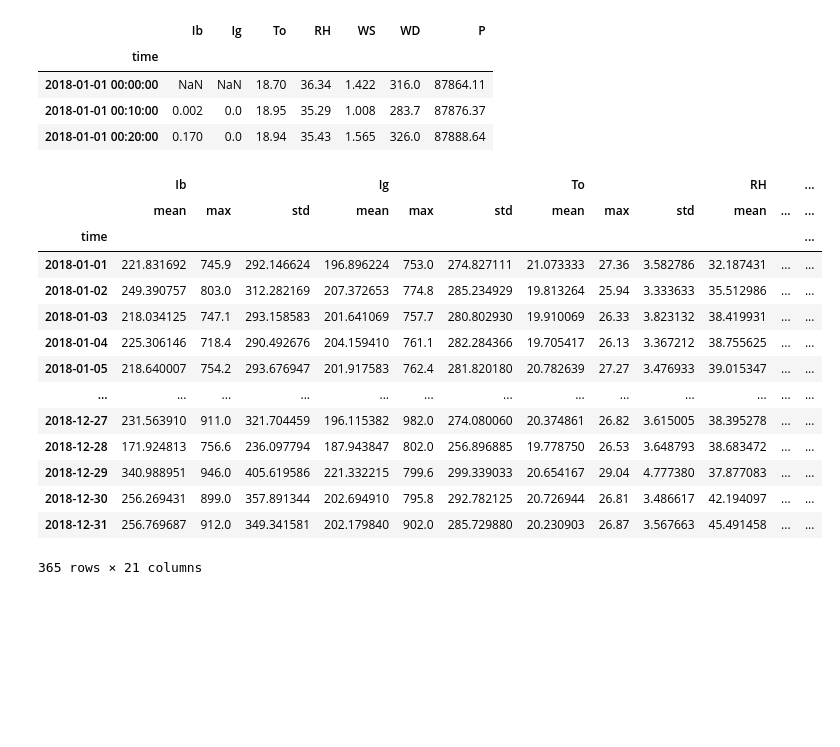
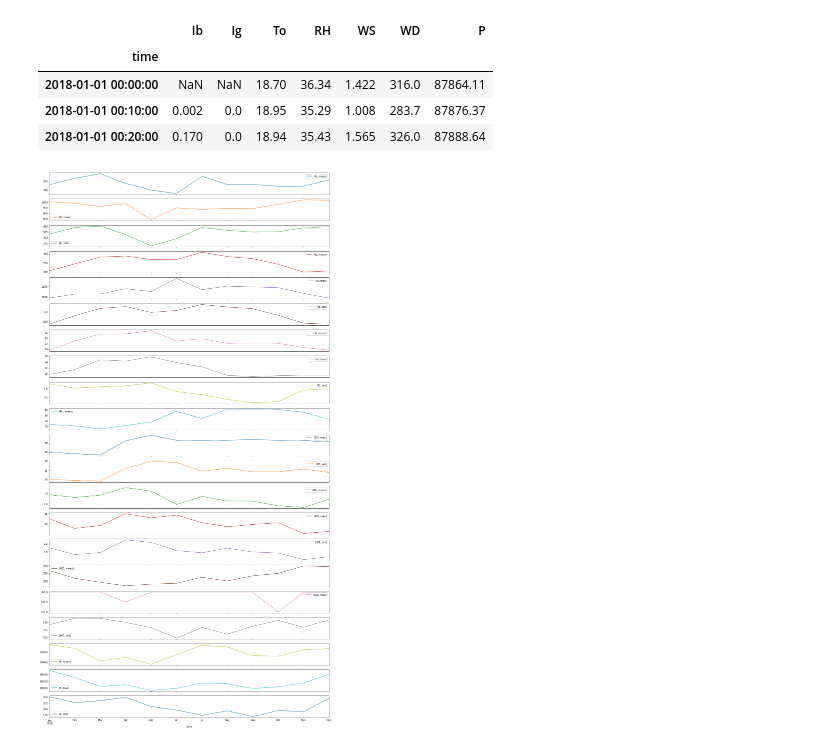
Before and after one commit to SebRey1995/R-vs-Python, a Jupyter notebook: code/0003_Resample.ipynb, the cells around one changed output. Drawn from its saved outputs; the diff is of its cells as text; code cells hidden in the pictures; blank space fills up the shorter version.

Commit message:
graph

```diff
--- a/code/0003_Resample.ipynb
+++ b/code/0003_Resample.ipynb
@@ -12,20 +12,7 @@ df.head(3)
 | 2018-01-01 00:10:00 | 0.002 | 0.0 | 18.95 | 35.29 | 1.008 | 283.7 | 87876.37 |
 | 2018-01-01 00:20:00 | 0.170 | 0.0 | 18.94 | 35.43 | 1.565 | 326.0 | 87888.64 |
 # %%
-df.resample('D').agg(['mean','max','std'])
+df2 = df.resample('M').agg(['mean','max','std'])
+df2.plot(subplots=True,figsize=(20,40));
 # %% [output]
-|  | Ib |  |  | Ig |  |  | To |  |  | RH |  | ... |
-|  | mean | max | std | mean | max | std | mean | max | std | mean | ... | ... |
-| time |  |  |  |  |  |  |  |  |  |  |  | ... |
-| 2018-01-01 | 221.831692 | 745.9 | 292.146624 | 196.896224 | 753.0 | 274.827111 | 21.073333 | 27.36 | 3.582786 | 32.187431 | ... | ... |
-| 2018-01-02 | 249.390757 | 803.0 | 312.282169 | 207.372653 | 774.8 | 285.234929 | 19.813264 | 25.94 | 3.333633 | 35.512986 | ... | ... |
-| 2018-01-03 | 218.034125 | 747.1 | 293.158583 | 201.641069 | 757.7 | 280.802930 | 19.910069 | 26.33 | 3.823132 | 38.419931 | ... | ... |
-| 2018-01-04 | 225.306146 | 718.4 | 290.492676 | 204.159410 | 761.1 | 282.284366 | 19.705417 | 26.13 | 3.367212 | 38.755625 | ... | ... |
-| 2018-01-05 | 218.640007 | 754.2 | 293.676947 | 201.917583 | 762.4 | 281.820180 | 20.782639 | 27.27 | 3.476933 | 39.015347 | ... | ... |
-| ... | ... | ... | ... | ... | ... | ... | ... | ... | ... | ... | ... | ... |
-| 2018-12-27 | 231.563910 | 911.0 | 321.704459 | 196.115382 | 982.0 | 274.080060 | 20.374861 | 26.82 | 3.615005 | 38.395278 | ... | ... |
-| 2018-12-28 | 171.924813 | 756.6 | 236.097794 | 187.943847 | 802.0 | 256.896885 | 19.778750 | 26.53 | 3.648793 | 38.683472 | ... | ... |
-| 2018-12-29 | 340.988951 | 946.0 | 405.619586 | 221.332215 | 799.6 | 299.339033 | 20.654167 | 29.04 | 4.777380 | 37.877083 | ... | ... |
-| 2018-12-30 | 256.269431 | 899.0 | 357.891344 | 202.694910 | 795.8 | 292.782125 | 20.726944 | 26.81 | 3.486617 | 42.194097 | ... | ... |
-| 2018-12-31 | 256.769687 | 912.0 | 349.341581 | 202.179840 | 902.0 | 285.729880 | 20.230903 | 26.87 | 3.567663 | 45.491458 | ... | ... |
-365 rows × 21 columns
+[figure, added]
```
Also changed, not shown: 1 other file.
